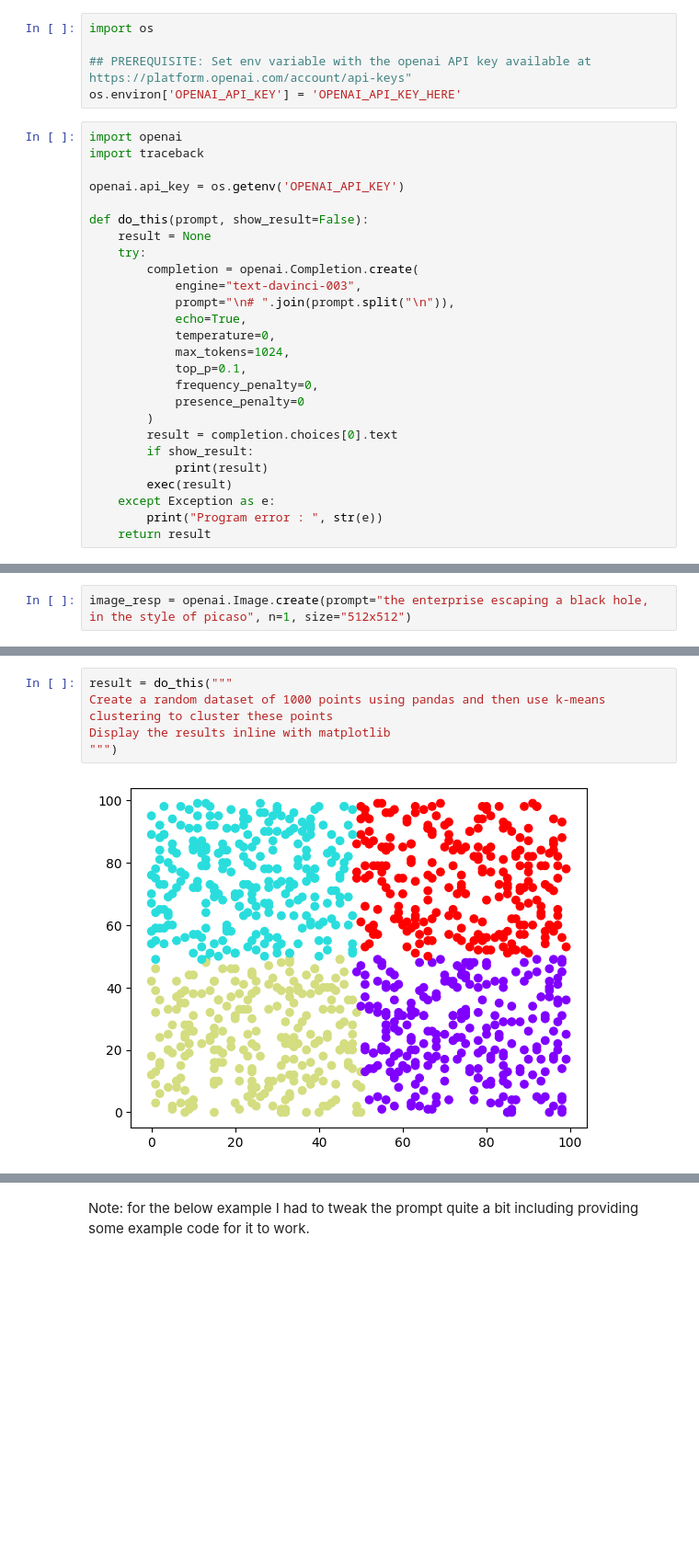
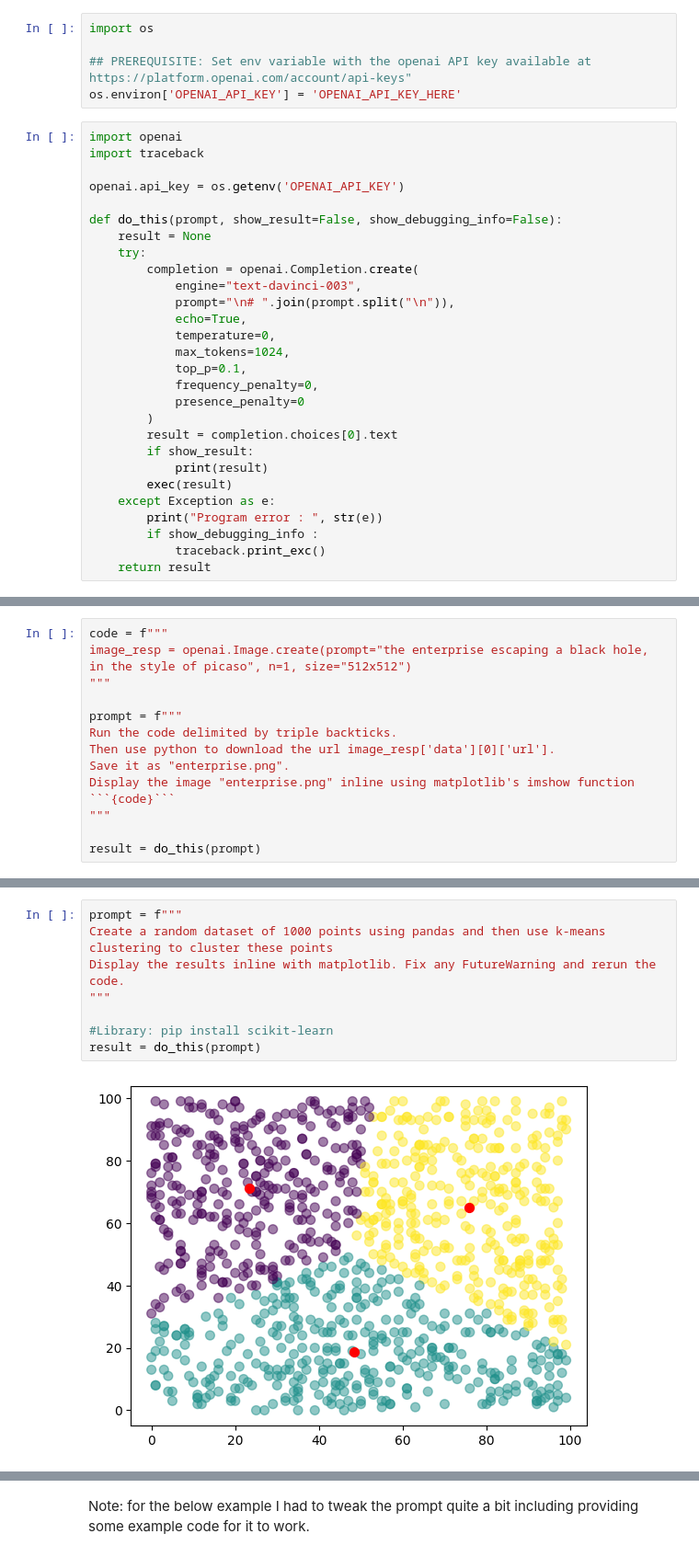
Before and after one commit to dfreiberger/ai_experiments, a Jupyter notebook: notebook1.ipynb, the cells around one changed output, grey strips where cells are left out. Shown at 92% size. Drawn from its saved outputs; the diff is of its cells as text; blank space fills up the shorter version.

Commit message:
Use delimiters to separate code in the prompt

````diff
--- a/notebook1.ipynb
+++ b/notebook1.ipynb
@@ -17,7 +17,7 @@ import traceback
 
 openai.api_key = os.getenv('OPENAI_API_KEY')
 
-def do_this(prompt, show_result=False):
+def do_this(prompt, show_result=False, show_debugging_info=False):
     result = None
     try:
         completion = openai.Completion.create(
@@ -36,5 +36,7 @@ def do_this(prompt, show_result=False):
         exec(result)
     except Exception as e:
         print("Program error : ", str(e))
+        if show_debugging_info :
+            traceback.print_exc()
     return result
 # %%
@@ -45,4 +49,16 @@ Use pandas to show a plot using this function over a time span of 10 seconds, wi
 # %% [output]
 [figure]
 # %%
+code = f"""
 image_resp = openai.Image.create(prompt="the enterprise escaping a black hole, in the style of picaso", n=1, size="512x512")
+"""
+
+prompt = f"""
+Run the code delimited by triple backticks.
+Then use python to download the url image_resp['data'][0]['url'].
+Save it as "enterprise.png".
+Display the image "enterprise.png" inline using matplotlib's imshow function
+```{code}```
+"""
+
+result = do_this(prompt)
@@ -75,8 +87,11 @@ Display the result inline using matplotlib's imshow function
 # %%
-result = do_this("""
+prompt = f"""
 Create a random dataset of 1000 points using pandas and then use k-means clustering to cluster these points
-Display the results inline with matplotlib
-""")
+Display the results inline with matplotlib. Fix any FutureWarning and rerun the code.
+"""
+
+#Library: pip install scikit-learn
+result = do_this(prompt)
 # %% [output]
-[figure, old version]
+[figure, new version]
 # %%
````
Also changed, not shown: parts of 10 cells of this notebook, 1 other file.
